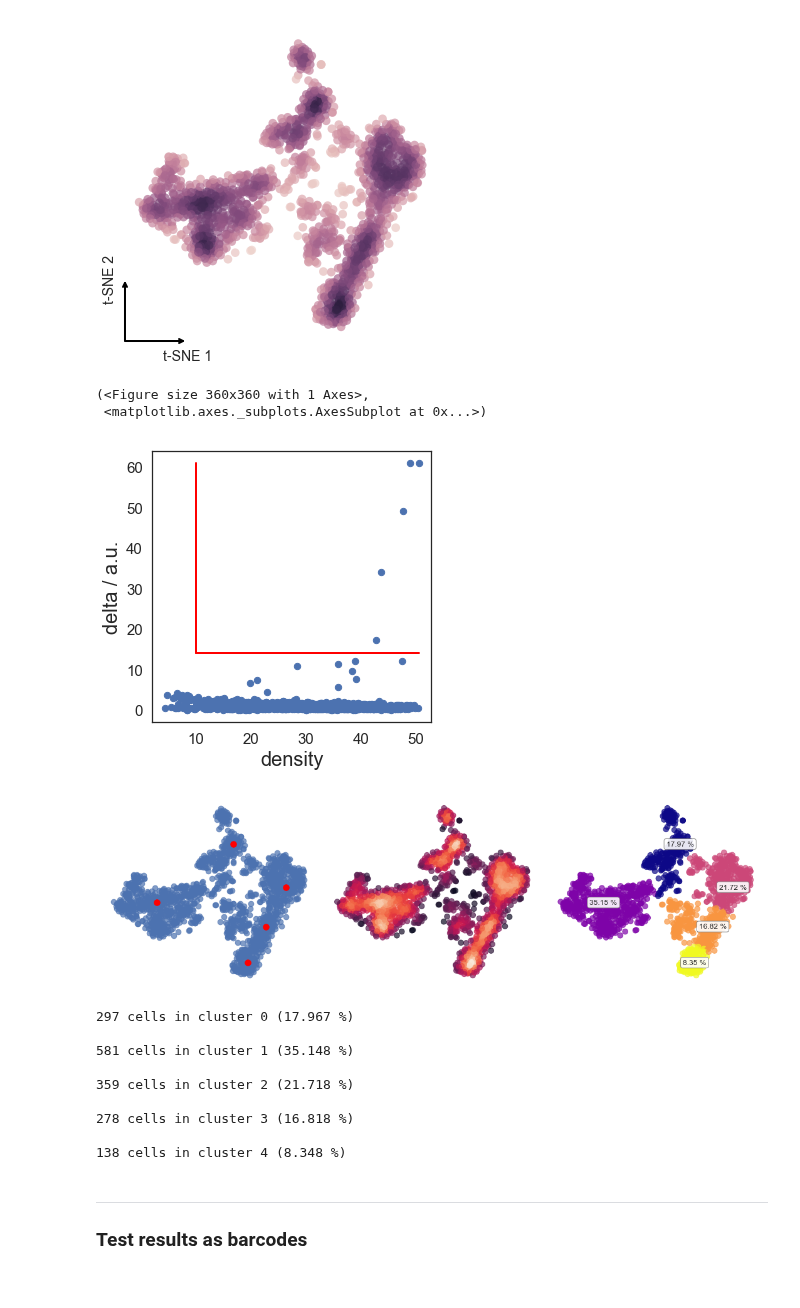
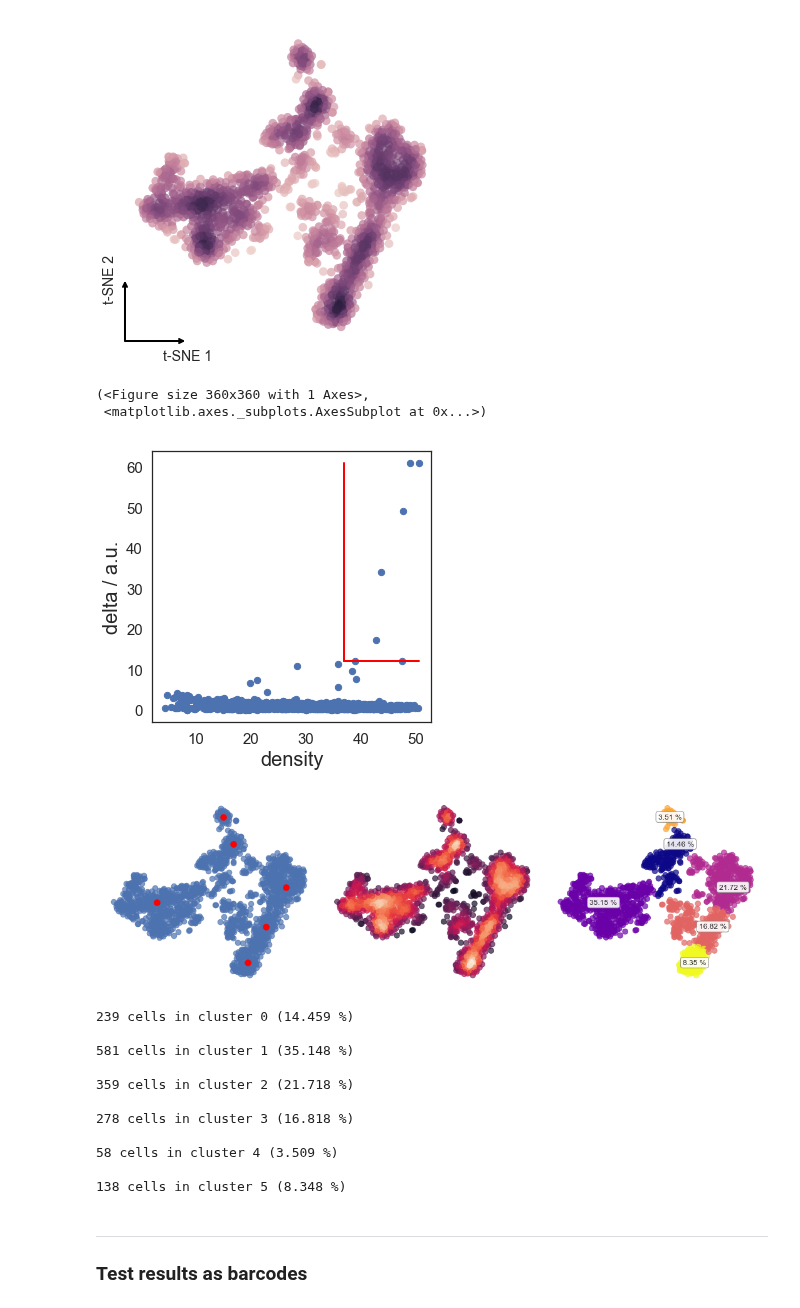
Before and after one commit to codyheiser/furry-couscous, a Jupyter notebook: cluster_ID.ipynb, the cells around one changed output. Cells and saved outputs as stored; diff of their text form; code cells hidden in the pictures.

```diff
--- a/cluster_ID.ipynb
+++ b/cluster_ID.ipynb
@@ -83,27 +83,29 @@ colon = RNA_counts.from_file('inputs/GSM2743164_rep1_colon_rnaseq.processed.tsv'
 # %%
 colon_PCA100 = fcc_PCA(colon.arcsinh_norm(), n_components=100)
 colon_tSNE = fcc_tSNE(colon_PCA100.results, perplexity=30, seed=1)
+# %%
+colon_tSNE = DR.from_file('dev/pymethods_out/colon_clu_tSNE.csv', labels=[None,None], name='t-SNE')
 # %%
 colon_tSNE.plot()
 # %% [output]
 [figure]
 # %%
 # assign cluster center cutoffs and show decision graph again
-colon_tSNE.clu.assign(10,14)
+colon_tSNE.clu.assign(37,12)
 colon_tSNE.clu.draw_decision_graph(min_delta=colon_tSNE.clu.min_delta,
                                    min_density=colon_tSNE.clu.min_density)
 # %% [output]
 (<Figure size 360x360 with 1 Axes>,
  <matplotlib.axes._subplots.AxesSubplot at 0x...>)
-[figure, old version]
+[figure, new version]
 # %%
 colon_tSNE.plot_clusters()
 # %% [output]
-[figure, old version]
+[figure, new version]
 # %%
 colon_tSNE.cluster_counts()
 # %% [output]
-297 cells in cluster 0 (17.967 %)
+239 cells in cluster 0 (14.459 %)
 
 581 cells in cluster 1 (35.148 %)
 
@@ -111,7 +113,9 @@ colon_tSNE.cluster_counts()
 
 278 cells in cluster 3 (16.818 %)
 
-138 cells in cluster 4 (8.348 %)
+58 cells in cluster 4 (3.509 %)
+
+138 cells in cluster 5 (8.348 %)
 # %%
 colon_tSNE.plot(save_to='images/colon_clu.png', figsize=(6,6))
 # %%
```
Also changed, not shown: parts of 2 cells of this notebook, 27 other files.
